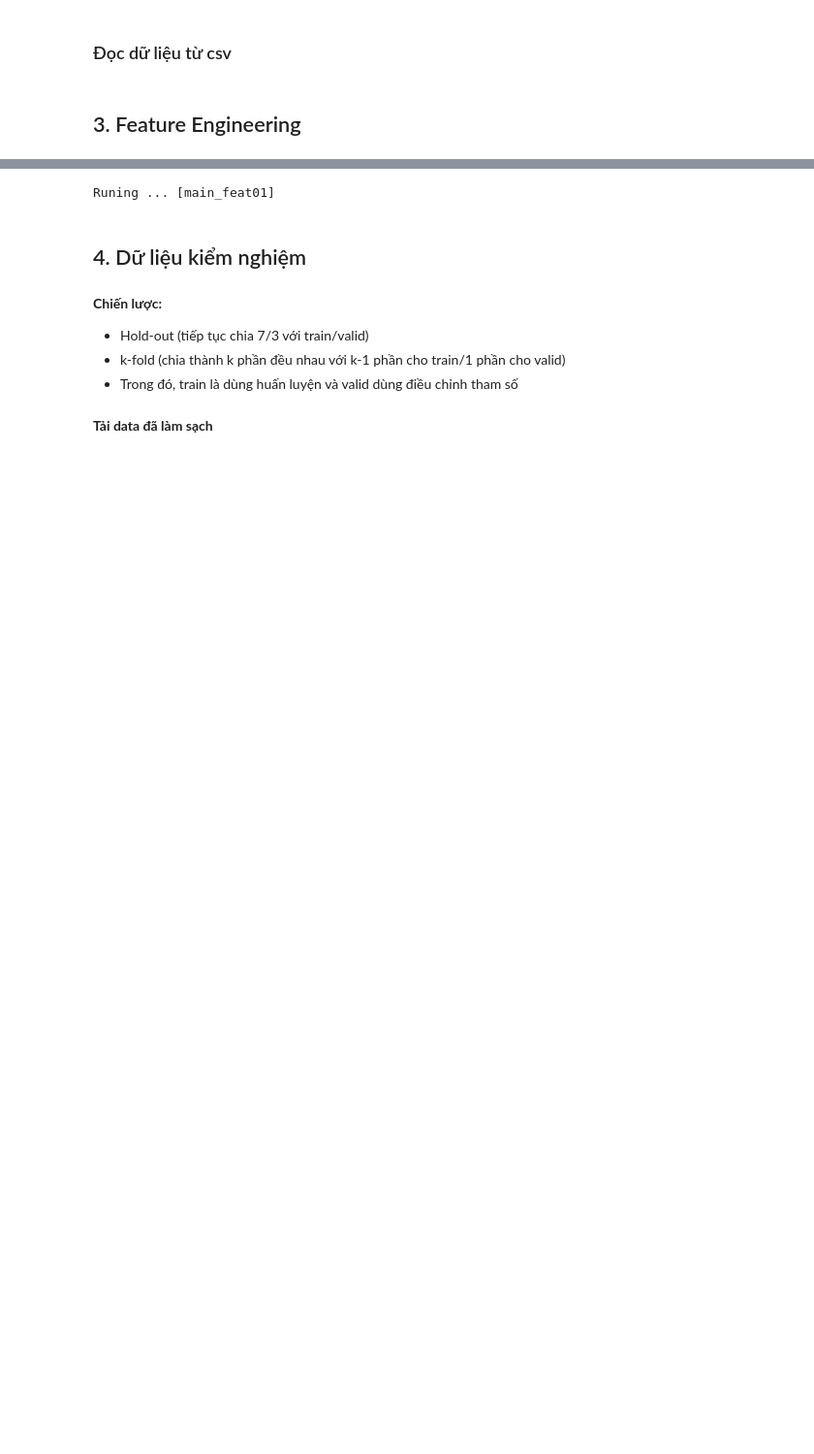
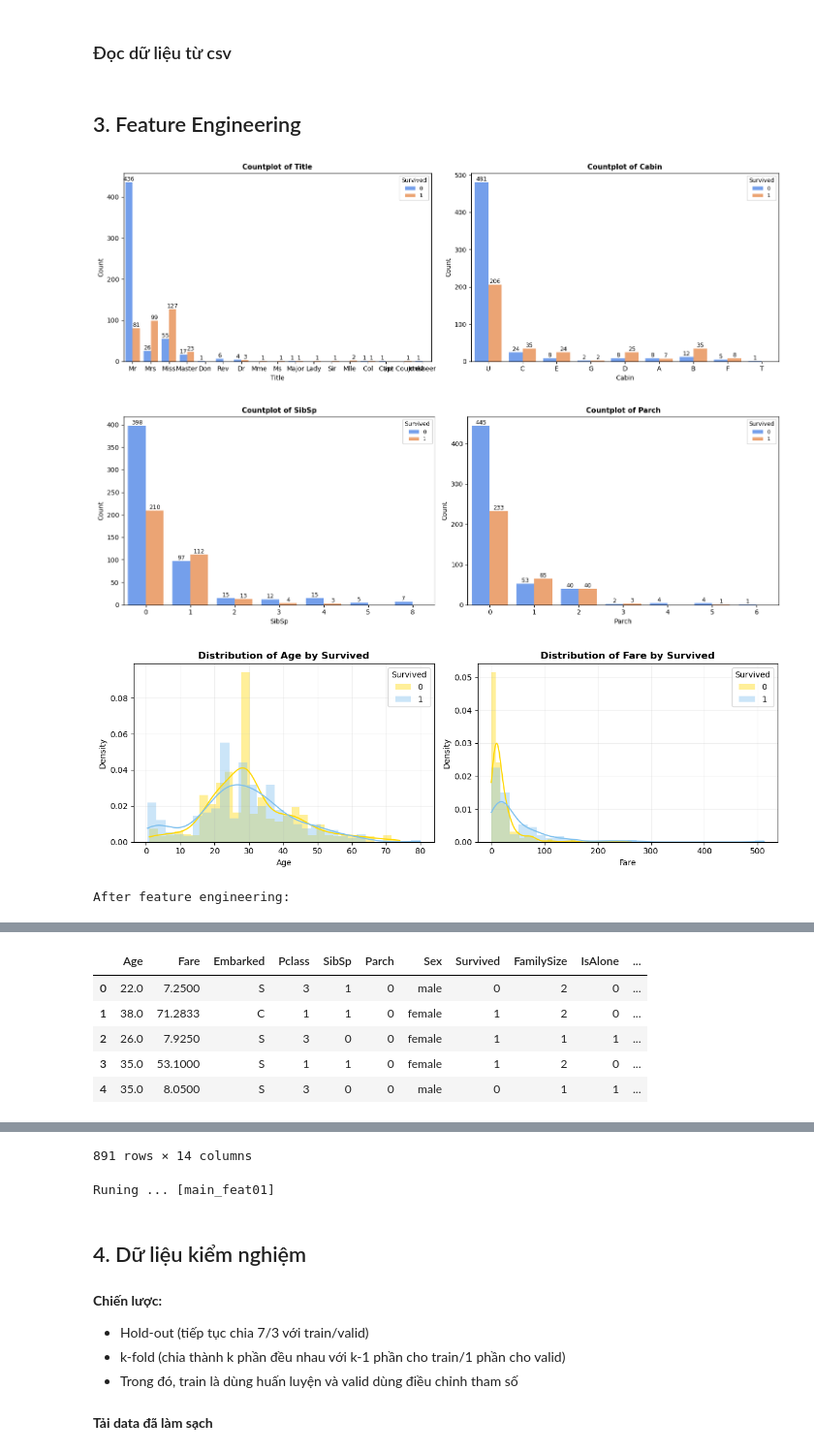
Before and after one commit to tuanphv/ML_Team, a Jupyter notebook: model/01_feature_engineering.ipynb, the cells around one changed output, grey strips where cells are left out. Shown at 97% size. Cells and saved outputs as stored; diff of their text form; code cells hidden in the pictures; blank space fills up the shorter version.

```diff
--- a/model/01_feature_engineering.ipynb
+++ b/model/01_feature_engineering.ipynb
@@ -122,7 +127,56 @@ if params_cfg["verbose"]:
 # %% [markdown]
 ## 3. Feature Engineering
 # %%
-def feature_engineering(df):
+def feature_engineering(df, is_train=False, is_debug=False):
     df_output = df.copy()
+    # Feature engineering
+    # FamilySize
+    df_output['FamilySize'] = df['SibSp'] + df['Parch'] + 1
+    # IsAlone
+    df_output['IsAlone'] = (df_output['FamilySize'] == 1).astype(int)
+    # Title from Name
+    df_output['Title'] = df['Name'].apply(lambda x: x.split(',')[1].split('.')[0].strip())
+    # Map rare titles to 'Rare' and standardize common titles
+    title_mapping = {
+        'Mlle': 'Miss',
+        'Ms': 'Miss',
+        'Mme': 'Mrs',
+        'Dr': 'Rare',
+        'Rev': 'Rare',
+        'Major': 'Rare',
+        'Col': 'Rare',
+        'Countess': 'Rare',
+        'Capt': 'Rare',
+        'Sir': 'Rare',
+        'Lady': 'Rare',
+        'Don': 'Rare',
+        'Jonkheer': 'Rare',
+        'Dona': 'Rare'
+    }
+    df_output['TitleGroup'] = df_output['Title'].replace(title_mapping).fillna('Rare')
+    # Deck from Cabin
+    df_output['Cabin'] = df['Cabin'].apply(lambda x: x[0] if pd.notnull(x) else 'U')
+    # Bin Age
+    age_bins = [-1, 6, 18, 32, 50, 100]
+    df_output['AgeBin'] = pd.cut(df_output['Age'], bins=age_bins, labels=False)
+    # Bin Fare
+    fare_bins = [-1, 30, 100, 600]
+    df_output['FareBin'] = pd.cut(df_output['Fare'], bins=fare_bins, labels=False).astype('int')
 
-    pass
+    if is_debug:
+        visualization.plot_countplots(df_output, ['Title', 'Cabin'], target='Survived' if is_train else None, n_cols=2)
+        visualization.plot_countplots(df, ['SibSp', 'Parch'], target='Survived' if is_train else None, n_cols=2)
+        visualization.plot_distribution(df, ['Age', 'Fare'], group_col='Survived' if is_train else None)
+        print("After feature engineering:")
+        visualization.plot_countplots(df_output, ['TitleGroup', 'AgeBin', 'FareBin'], target='Survived' if is_train else None, n_cols=2, figsize=(15, 10))
+        display.display(df_output.drop(columns=['Name', 'Cabin', 'Title']).head())
+
+    df_output.drop(columns=['Name', 'Title'], inplace=True)
+    return df_output
+
+feature_engineering(preprocessing.preprocessing_02(df_train, is_train=True), is_train=True, is_debug=True)
+# %% [output]
+[figure, added]
+[figure, added]
+[figure, added]
+After feature engineering:
@@ -128,0 +184,6 @@ def feature_engineering(df):
+|  | Age | Fare | Embarked | Pclass | SibSp | Parch | Sex | Survived | FamilySize | IsAlone | ... |
+| 0 | 22.0 | 7.2500 | S | 3 | 1 | 0 | male | 0 | 2 | 0 | ... |
+| 1 | 38.0 | 71.2833 | C | 1 | 1 | 0 | female | 1 | 2 | 0 | ... |
+| 2 | 26.0 | 7.9250 | S | 3 | 0 | 0 | female | 1 | 1 | 1 | ... |
+| 3 | 35.0 | 53.1000 | S | 1 | 1 | 0 | female | 1 | 2 | 0 | ... |
+| 4 | 35.0 | 8.0500 | S | 3 | 0 | 0 | male | 0 | 1 | 1 | ... |
@@ -128,0 +202 @@ def feature_engineering(df):
+891 rows × 14 columns
```
Also changed, not shown: parts of 21 cells of this notebook, 8 other files.
